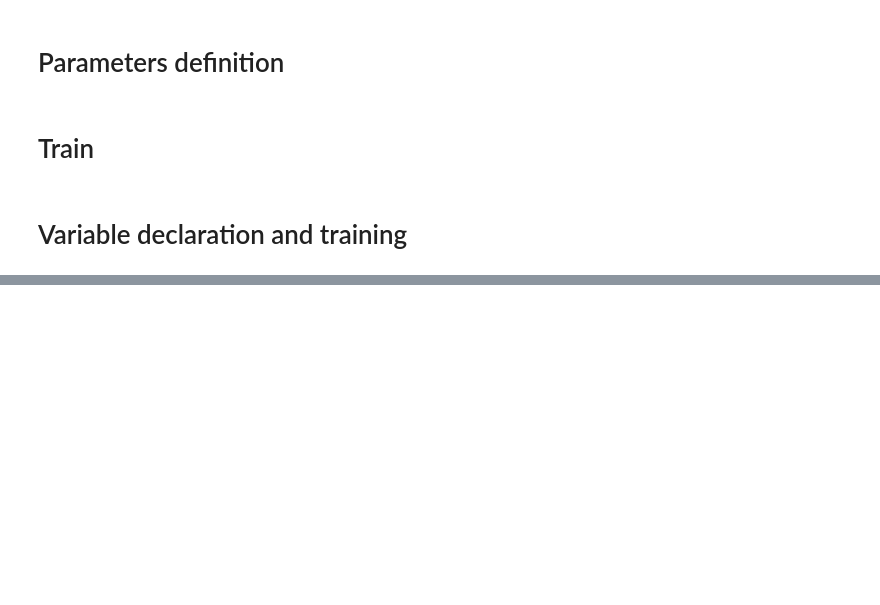
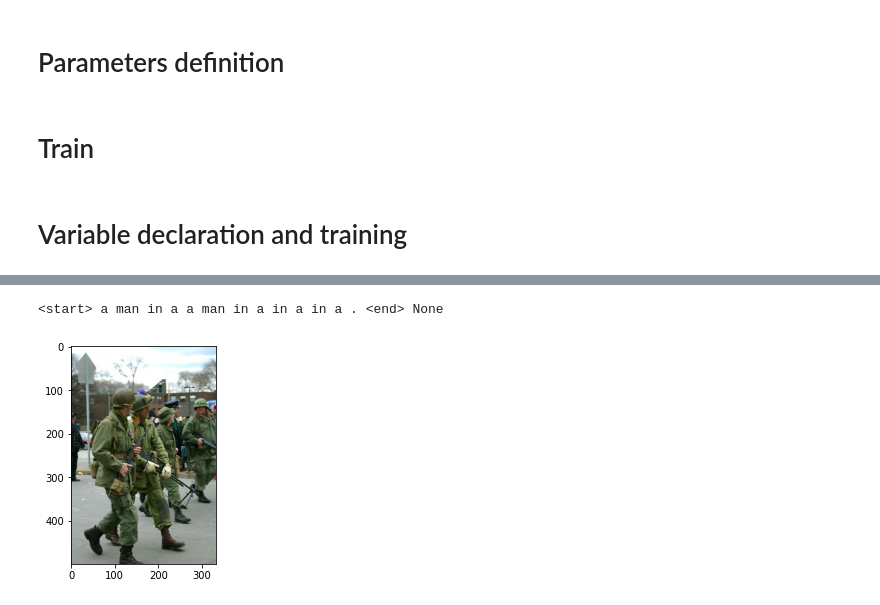
Before and after one commit to fbrand-new/SMLExam, a Jupyter notebook: SML_Project_Claudia.ipynb, the cells around one changed output, grey strips where cells are left out. Saved outputs shown, nothing was run; the diff lists cells and outputs as text; code cells hidden in the pictures; blank space fills up the shorter version.

Commit message:
generate caption

```diff
--- a/SML_Project_Claudia.ipynb
+++ b/SML_Project_Claudia.ipynb
@@ -354,6 +355,12 @@ def tensor_to_word(indexed_word, vocab):
     else:
       print(vocab.itos[k], end = " ")
 
+def list_to_word(indexed_word, vocab):
+  for i in indexed_word:
+    if i == 1:
+      break
+    else:
+      print(vocab.itos[i], end = " ")
 
 
 def get_caption_from_image(caption_indexes, caption_refs, image_number):
@@ -617,17 +637,3 @@ KeyboardInterrupt: ignored
-# %%
-# FUNCTION THAT GIVEN AN IMAGE (KEY) PRINTS IT AND THE PRODUCED CAPTION
-def generate_caption(image_key,encoder,decoder,vocab):
-  # print the image
-  print_image_from_key(image_key)
-  # image preprocessing
-  input_image = transform_image(image_key)
-  # CNN
-  features = encoder(input_image)
-  # RNN
-  decoder_output = decoder.sample(features)
-  # get the caption
-  caption = tensor_to_word(decoder_output, vocab)
-  print(caption)
 # %%
 #We need to balance the lenght of the output of the NN for test purpouses
 def paddingFill(idx_list, max_size):
@@ -685,0 +698,34 @@ test(val_loader,
+# %%
+# FUNCTION THAT GIVEN AN IMAGE (KEY) PRINTS IT AND THE PRODUCED CAPTION
+def generate_caption(image_key,encoder,decoder,vocab):
+  # print the image
+  input_image = print_image_from_key(image_key)
+
+  # image preprocessing
+  input_image = transform_image(input_image)
+  input_image = input_image.unsqueeze(0)
+  # move input to cuda if available
+  input_image = input_image.to(device)
+  # CNN
+  encoder.eval()
+  features = encoder(input_image)
+  # RNN
+  features = features.unsqueeze(1)
+  decoder_output = decoder.sample(features)
+  #print(len(decoder_output))
+  #print(decoder_output)
+  # get the caption
+  caption = list_to_word(decoder_output, vocab)
+  print(caption)
+
+
+# build vocabulary
+path = "/content/drive/My Drive/SML/SML_Project/Chunk1"
+caption_file = "results.csv"
+vocab = build_vocab(path, caption_file)
+# encoder and decoder already exist (decoder already trained)
+
+generate_caption(1624481,encoder,decoder,vocab)
+# %% [output]
+<start> a man in a a man in a in a in a . <end> None
+[figure, added]
```
Also changed, not shown: parts of 8 cells of this notebook.
